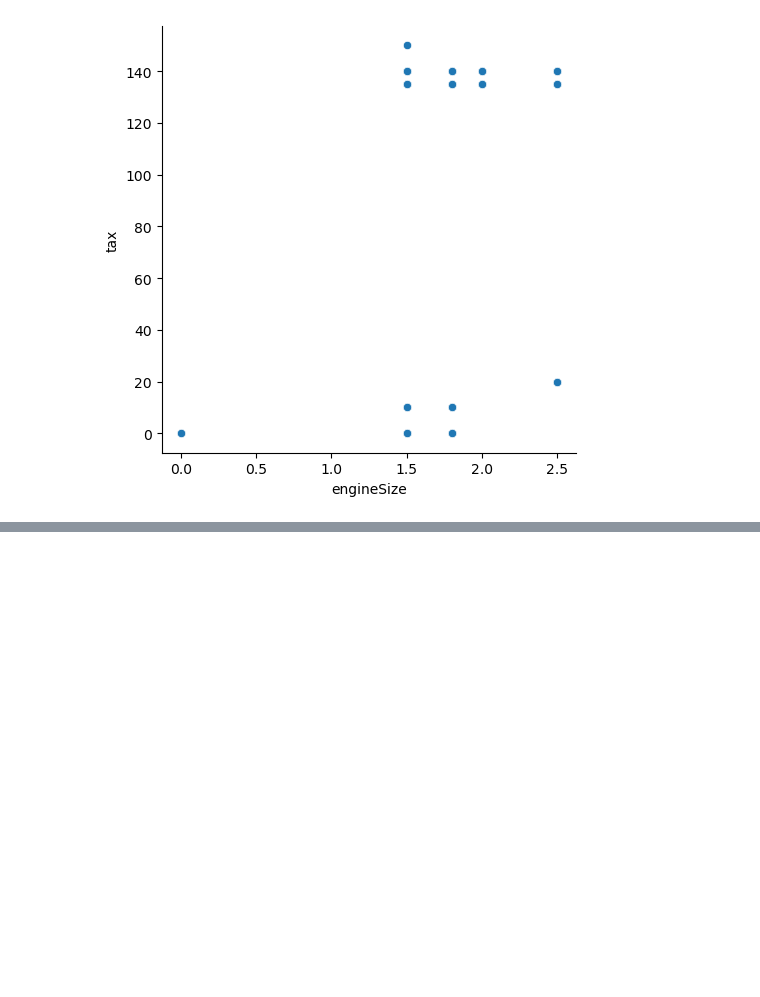
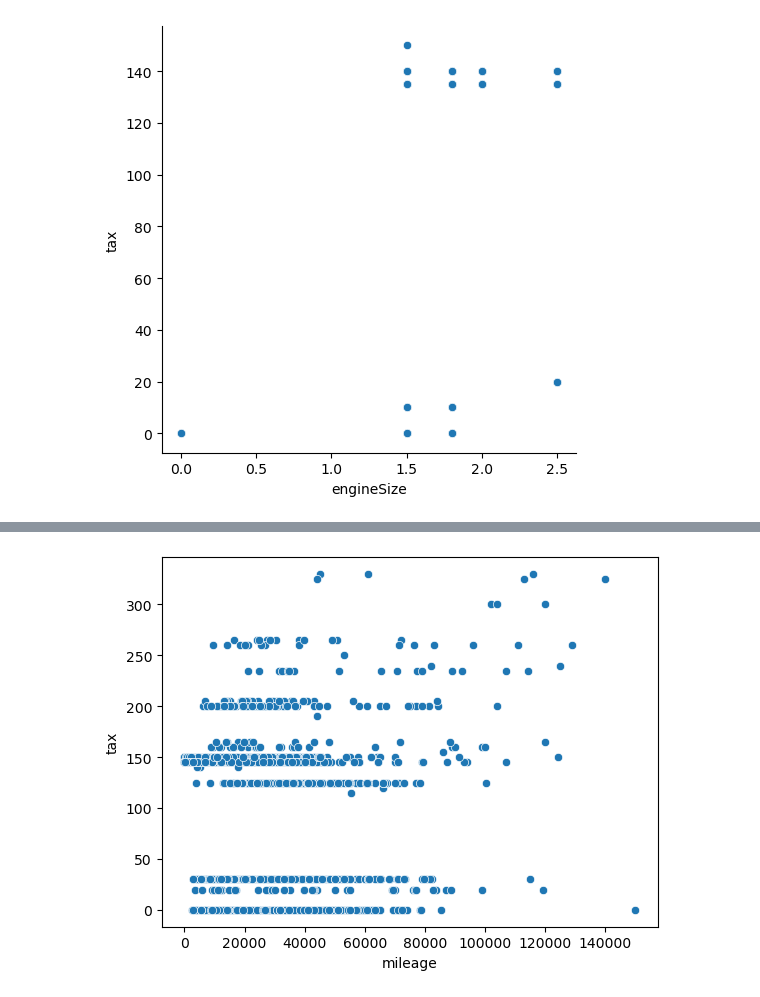
Before and after one commit to flylight-max/project-Datacamp, a Jupyter notebook: my_analysis_car_sales.ipynb, the cells around one changed output, grey strips where cells are left out. Saved outputs shown, nothing was run; the diff lists cells and outputs as text; code cells hidden in the pictures; blank space fills up the shorter version.

```diff
--- a/my_analysis_car_sales.ipynb
+++ b/my_analysis_car_sales.ipynb
@@ -582,0 +630,9 @@ plt.show()
+# %%
+#petrol low and high tax
+#Visu
+sns.scatterplot(x="mileage", y="tax", data=Petrols)
+plt.show()
+
+petrol_low_tax = Petrols[Petrols["tax"] <= 100]
+# %% [output]
+[figure, added]
```
Also changed, not shown: parts of 24 cells of this notebook.
